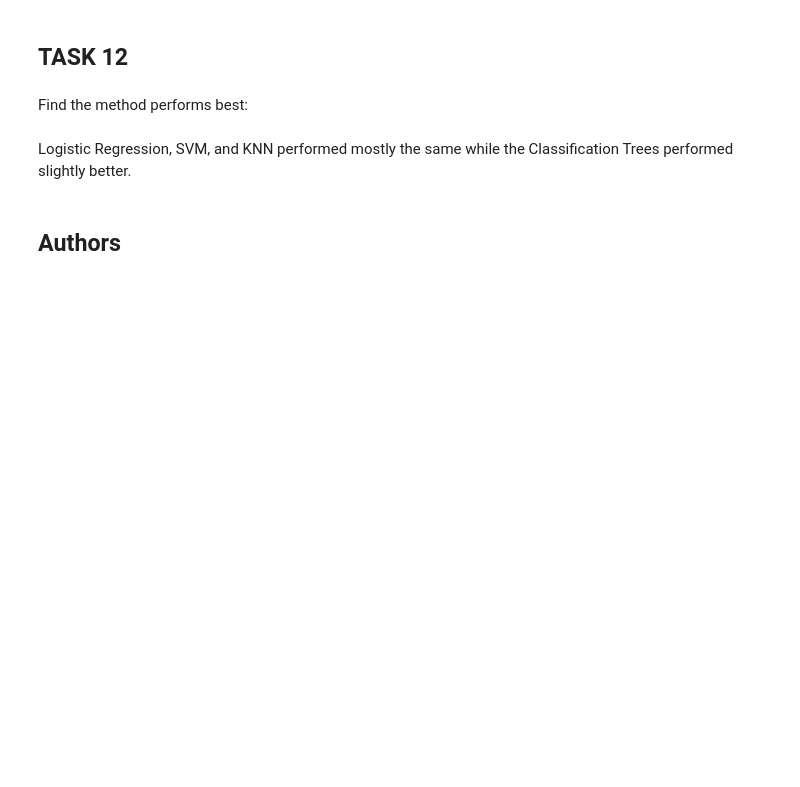
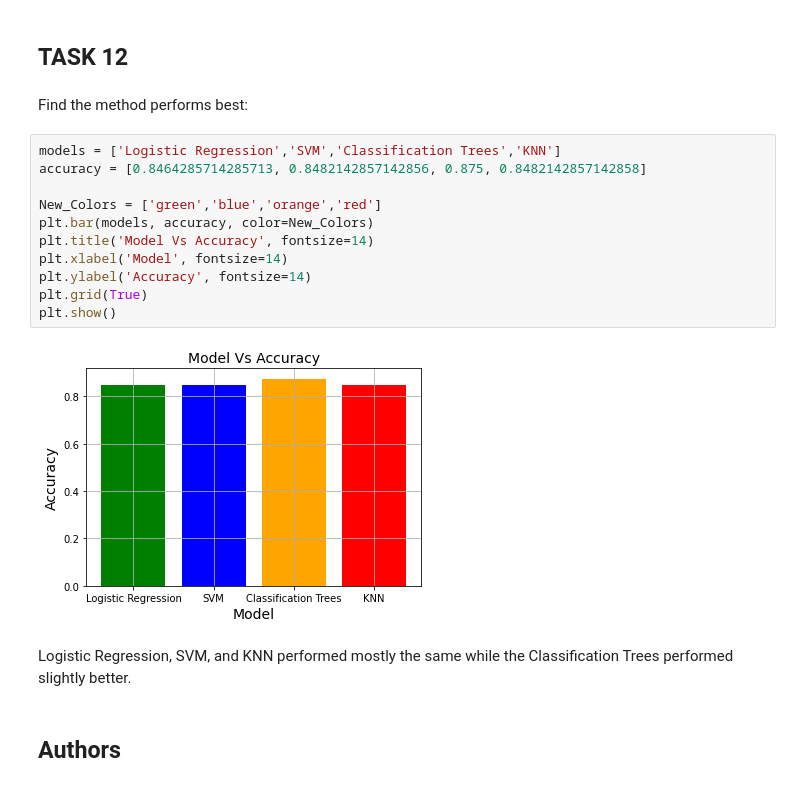
Before and after one commit to yu-jerry-zhang/ibm-applied-data-science-capstone, a Jupyter notebook: Machine Learning Prediction.ipynb, the cells around one changed output. Drawn from its saved outputs; the diff is of its cells as text; blank space fills up the shorter version.

```diff
--- a/Machine Learning Prediction.ipynb
+++ b/Machine Learning Prediction.ipynb
@@ -288,6 +288,19 @@ plot_confusion_matrix(Y_test,yhat_knn)
 ## TASK  12
 # %% [markdown]
 Find the method performs best:
+# %%
+models = ['Logistic Regression','SVM','Classification Trees','KNN']
+accuracy = [0.8464285714285713, 0.8482142857142856, 0.875, 0.8482142857142858]
+
+New_Colors = ['green','blue','orange','red']
+plt.bar(models, accuracy, color=New_Colors)
+plt.title('Model Vs Accuracy', fontsize=14)
+plt.xlabel('Model', fontsize=14)
+plt.ylabel('Accuracy', fontsize=14)
+plt.grid(True)
+plt.show()
+# %% [output]
+[figure, added]
 # %% [markdown]
 Logistic Regression, SVM, and KNN performed mostly the same while the Classification Trees performed slightly better.
 # %% [markdown]
```
Also changed, not shown: parts of 1 cell of this notebook.
